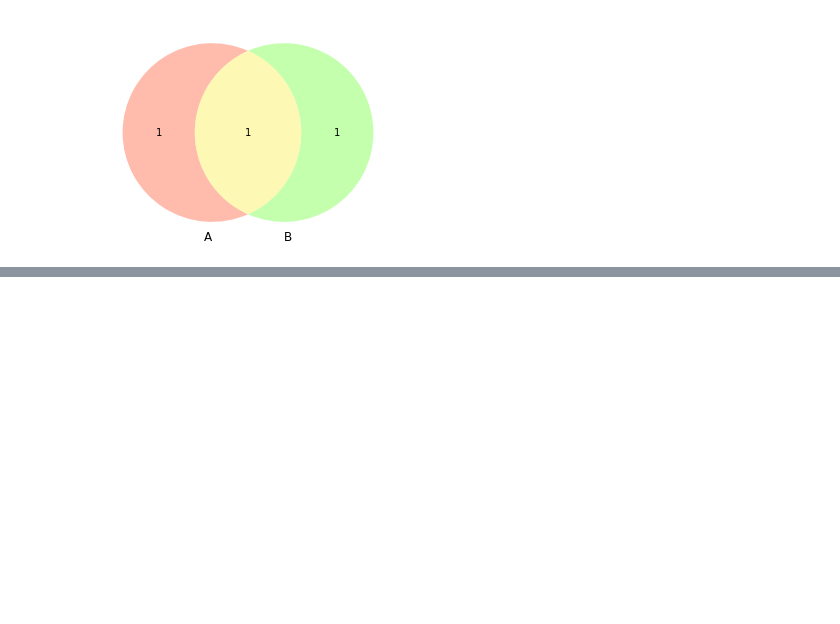
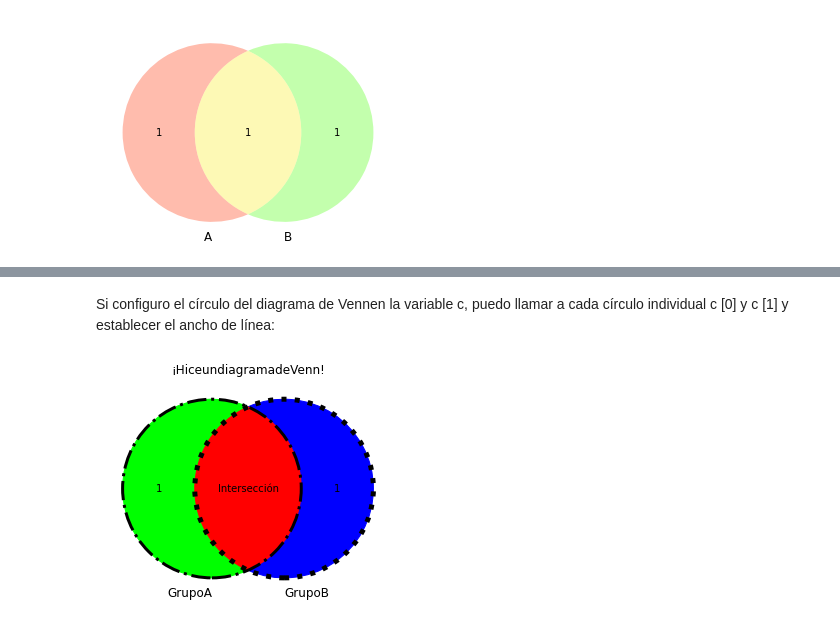
Before and after one commit to femaffi13/Python, a Jupyter notebook: Matplotlib/p.ipynb, the cells around one changed output, grey strips where cells are left out. Cells and saved outputs as stored; diff of their text form; code cells hidden in the pictures; blank space fills up the shorter version.

```diff
--- a/Matplotlib/p.ipynb
+++ b/Matplotlib/p.ipynb
@@ -27,0 +58,17 @@ plt.show()
+# %% [markdown]
+Si configuro el círculo del diagrama de Vennen la variable c, puedo llamar a cada círculo individual c [0] y c [1] y establecer el ancho de línea:
+# %%
+diagram=venn2((1,1,1), set_labels=('GrupoA','GrupoB'), set_colors=("#FF5733","#68FF33"), alpha=1)
+diagram.get_label_by_id("11").set_text("Intersección")
+diagram.get_label_by_id("11").set_color("#000000")
+diagram.get_patch_by_id("01").set_color("#0000FF")
+diagram.get_patch_by_id("10").set_color("#00FF00")
+diagram.get_patch_by_id("11").set_color("#FF0000")
+c=venn2_circles(subsets=(1,1,1),color="#000000",alpha=1,linestyle="-.",linewidth=3)
+c[0].set_lw(3.0)
+c[1].set_lw(5.0)
+c[1].set_ls('dotted') #Linea de puntos
+plt.title("¡HiceundiagramadeVenn!") #Titulo del diagrama
+plt.show()
+# %% [output]
+[figure, added]
```
Also changed, not shown: parts of 12 cells of this notebook.
